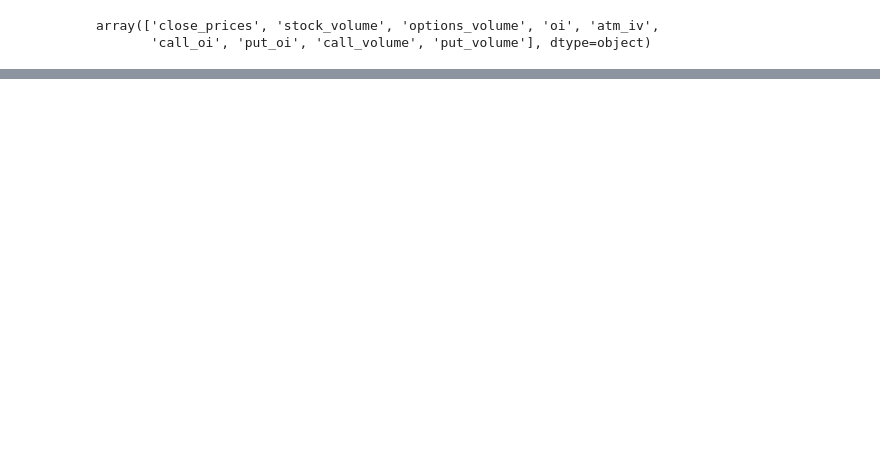
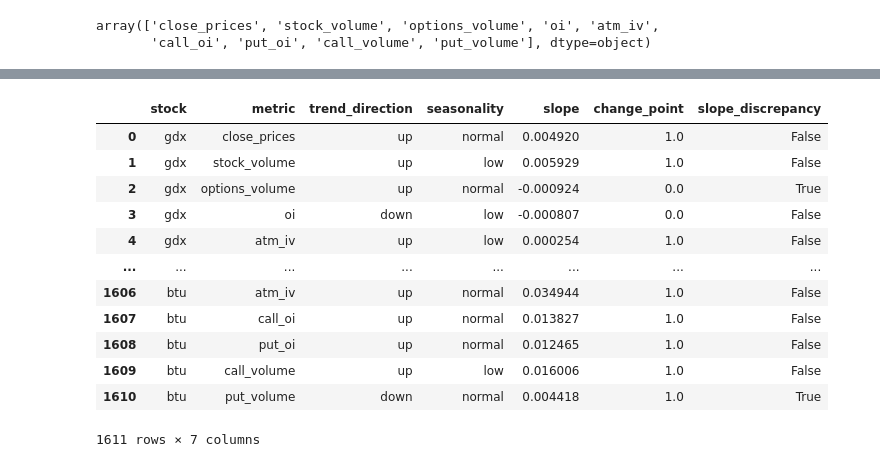
Before and after one commit to jach8/stock_watcher, a Jupyter notebook: models/trends/cd3.ipynb, the cells around one changed output, grey strips where cells are left out. Cells and saved outputs as stored; diff of their text form; code cells hidden in the pictures; blank space fills up the shorter version.

```diff
--- a/models/trends/cd3.ipynb
+++ b/models/trends/cd3.ipynb
@@ -204,0 +209,16 @@ fig.show()
+# %%
+df
+# %% [output]
+|  | stock | metric | trend_direction | seasonality | slope | change_point | slope_discrepancy |
+| 0 | gdx | close_prices | up | normal | 0.004920 | 1.0 | False |
+| 1 | gdx | stock_volume | up | low | 0.005929 | 1.0 | False |
+| 2 | gdx | options_volume | up | normal | -0.000924 | 0.0 | True |
+| 3 | gdx | oi | down | low | -0.000807 | 0.0 | False |
+| 4 | gdx | atm_iv | up | low | 0.000254 | 1.0 | False |
+| ... | ... | ... | ... | ... | ... | ... | ... |
+| 1606 | btu | atm_iv | up | normal | 0.034944 | 1.0 | False |
+| 1607 | btu | call_oi | up | normal | 0.013827 | 1.0 | False |
+| 1608 | btu | put_oi | up | normal | 0.012465 | 1.0 | False |
+| 1609 | btu | call_volume | up | low | 0.016006 | 1.0 | False |
+| 1610 | btu | put_volume | down | normal | 0.004418 | 1.0 | True |
+1611 rows × 7 columns
```
Also changed, not shown: parts of 15 cells of this notebook, 2 other files.
